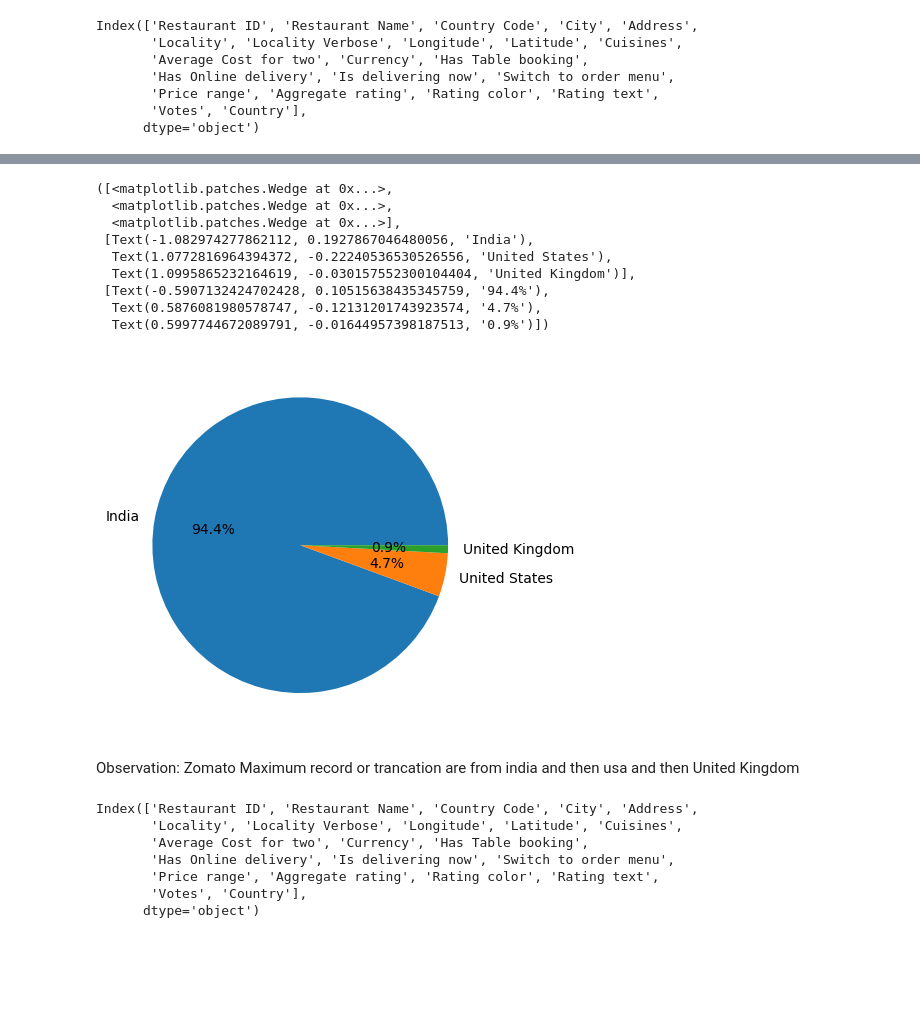
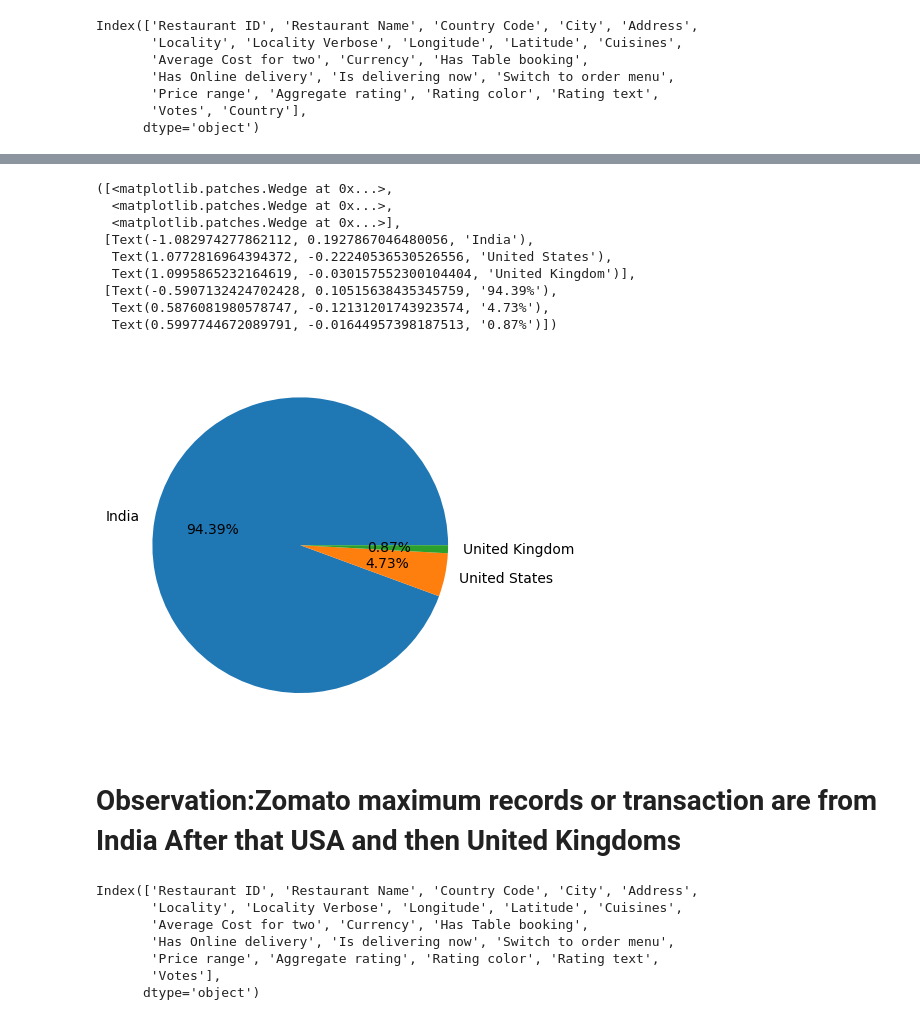
Before and after one commit to rohitranvir/Data-Science, a Jupyter notebook: DATA Cleaning/Zomatodataset/Untitled.ipynb, the cells around one changed output, grey strips where cells are left out. Drawn from its saved outputs; the diff is of its cells as text; code cells hidden in the pictures; blank space fills up the shorter version.

```diff
--- a/DATA Cleaning/Zomatodataset/Untitled.ipynb
+++ b/DATA Cleaning/Zomatodataset/Untitled.ipynb
@@ -76,6 +54,2 @@ dtype: int64
 # %% [output]
 ['Cuisines']
-# %%
-import matplotlib
-matplotlib.rcParams['figure.figsize']=(12,6)
-sns.heatmap(df.isnull(), yticklabels=False, cbar=False, cmap="viridis")
@@ -106,5 +66,5 @@ Index(['Restaurant ID', 'Restaurant Name', 'Country Code', 'City', 'Address',
 # %%
-final_df=pd.merge(df,df_country,on='Country Code',how="left")
+final_df=pd.merge(df,df_country,on="Country Code")
 # %%
 final_df.head(2)
 # %% [output]
@@ -145,2 +127,4 @@ Index(['Restaurant ID', 'Restaurant Name', 'Country Code', 'City', 'Address',
+# %%
+country_names=final_df.Country.value_counts().index
 # %%
 country_val=final_df.Country.value_counts().values
@@ -149,27 +131,27 @@ country_name=final_df.Country.value_counts().index
 # %%
-#PIE CHart - Top 3 countrys  that uses ZOmato
-plt.pie(country_val[:3],labels=country_name[:3],autopct="%1.1f%%")
+# Top 3 Countries that most use zomato
+plt.pie(country_val[:3],labels=country_names[:3],autopct='%1.2f%%')
 # %% [output]
 ([<matplotlib.patches.Wedge at 0x...>,
   <matplotlib.patches.Wedge at 0x...>,
   <matplotlib.patches.Wedge at 0x...>],
  [Text(-1.082974277862112, 0.1927867046480056, 'India'),
   Text(1.0772816964394372, -0.22240536530526556, 'United States'),
   Text(1.0995865232164619, -0.030157552300104404, 'United Kingdom')],
- [Text(-0.5907132424702428, 0.10515638435345759, '94.4%'),
-  Text(0.5876081980578747, -0.12131201743923574, '4.7%'),
-  Text(0.5997744672089791, -0.01644957398187513, '0.9%')])
+ [Text(-0.5907132424702428, 0.10515638435345759, '94.39%'),
+  Text(0.5876081980578747, -0.12131201743923574, '4.73%'),
+  Text(0.5997744672089791, -0.01644957398187513, '0.87%')])
-[figure, old version]
+[figure, new version]
-# %% [markdown]
-Observation: Zomato Maximum record or trancation  are from india and then usa and then United Kingdom
+# %% [markdown]
+# Observation:Zomato maximum records or transaction are from India After that USA and then United Kingdoms
 # %%
-final_df.columns
+df.columns
 # %% [output]
 Index(['Restaurant ID', 'Restaurant Name', 'Country Code', 'City', 'Address',
        'Locality', 'Locality Verbose', 'Longitude', 'Latitude', 'Cuisines',
        'Average Cost for two', 'Currency', 'Has Table booking',
        'Has Online delivery', 'Is delivering now', 'Switch to order menu',
        'Price range', 'Aggregate rating', 'Rating color', 'Rating text',
-       'Votes', 'Country'],
+       'Votes'],
       dtype='object')
 # %%
```
Also changed, not shown: parts of 19 cells of this notebook, 2 other files.
